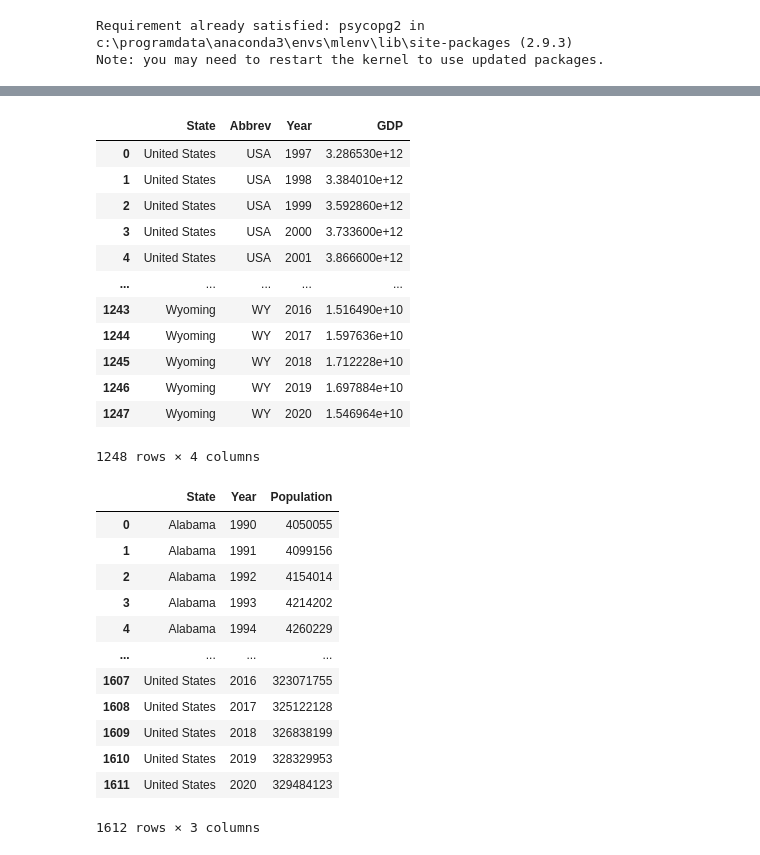
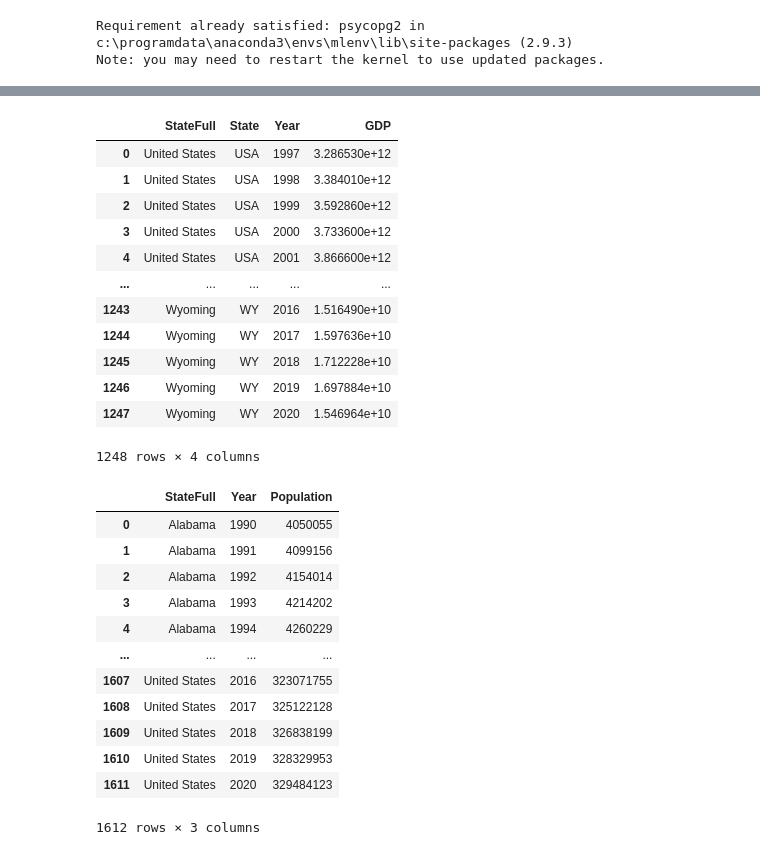
Before and after one commit to Michaelfr22/Final_Project, a Jupyter notebook: Database/databaseIntegration.ipynb, the cells around one changed output, grey strips where cells are left out. Drawn from its saved outputs; the diff is of its cells as text; code cells hidden in the pictures.

```diff
--- a/Database/databaseIntegration.ipynb
+++ b/Database/databaseIntegration.ipynb
@@ -32,7 +67,9 @@ emissions_no_sector_df
 # %%
+#Change gdp_df column names to match other tables
+gdp_df.rename(columns = {'State':'StateFull', 'Abbrev':'State'}, inplace = True)
 gdp_df
 # %% [output]
-|  | State | Abbrev | Year | GDP |
+|  | StateFull | State | Year | GDP |
 | 0 | United States | USA | 1997 | 3.286530e+12 |
 | 1 | United States | USA | 1998 | 3.384010e+12 |
 | 2 | United States | USA | 1999 | 3.592860e+12 |
@@ -56,9 +93,10 @@ total_pop = total_pop.reindex(columns = ['State', 'Year', 'Population'])
 pop_df_with_total = pop_df.append(total_pop)
 pop_df_with_total.fillna('United States', inplace = True)
 pop_df_with_total = pop_df_with_total.reset_index(drop = True)
+pop_df_with_total = pop_df_with_total.rename(columns = {"State":"StateFull"})
 pop_df_with_total
 # %% [output]
-|  | State | Year | Population |
+|  | StateFull | Year | Population |
 | 0 | Alabama | 1990 | 4050055 |
 | 1 | Alabama | 1991 | 4099156 |
 | 2 | Alabama | 1992 | 4154014 |
```
Also changed, not shown: parts of 15 cells of this notebook, 5 other files.
